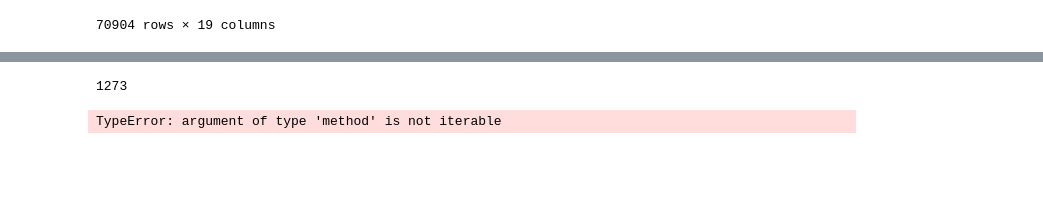
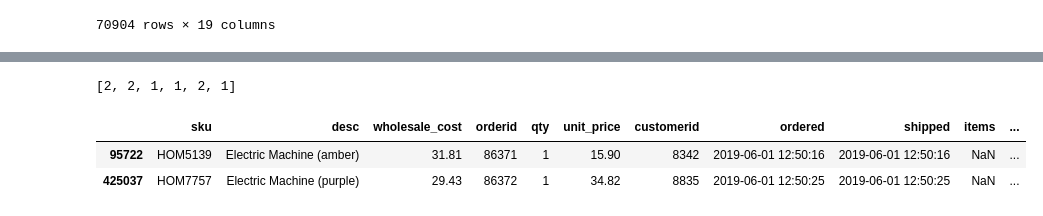
Before and after one commit to etiennelecha/hoc_2022, a Jupyter notebook: hannukah_of_code_22.ipynb, the cells around one changed output, grey strips where cells are left out. Drawn from its saved outputs; the diff is of its cells as text; code cells hidden in the pictures; blank space fills up the shorter version.

```diff
--- a/hannukah_of_code_22.ipynb
+++ b/hannukah_of_code_22.ipynb
@@ -332,8 +306,10 @@ same_days
-# %%
-len(big_t[big_t['ordered'].apply(lambda x: x[:10] in days)])
-# %% [output]
-1273
-# %%
-'2019-08-18 14:20:28' in days
-# %% [output]
-TypeError: argument of type 'method' is not iterable
+# %%
+[len(df) for df in same_items]
+# %% [output]
+[2, 2, 1, 1, 2, 1]
+# %%
+same_items[-2]
+# %% [output]
+|  | sku | desc | wholesale_cost | orderid | qty | unit_price | customerid | ordered | shipped | items | ... |
+| 95722 | HOM5139 | Electric Machine (amber) | 31.81 | 86371 | 1 | 15.90 | 8342 | 2019-06-01 12:50:16 | 2019-06-01 12:50:16 | NaN | ... |
+| 425037 | HOM7757 | Electric Machine (purple) | 29.43 | 86372 | 1 | 34.82 | 8835 | 2019-06-01 12:50:25 | 2019-06-01 12:50:25 | NaN | ... |
```
Also changed, not shown: parts of 15 cells of this notebook.
